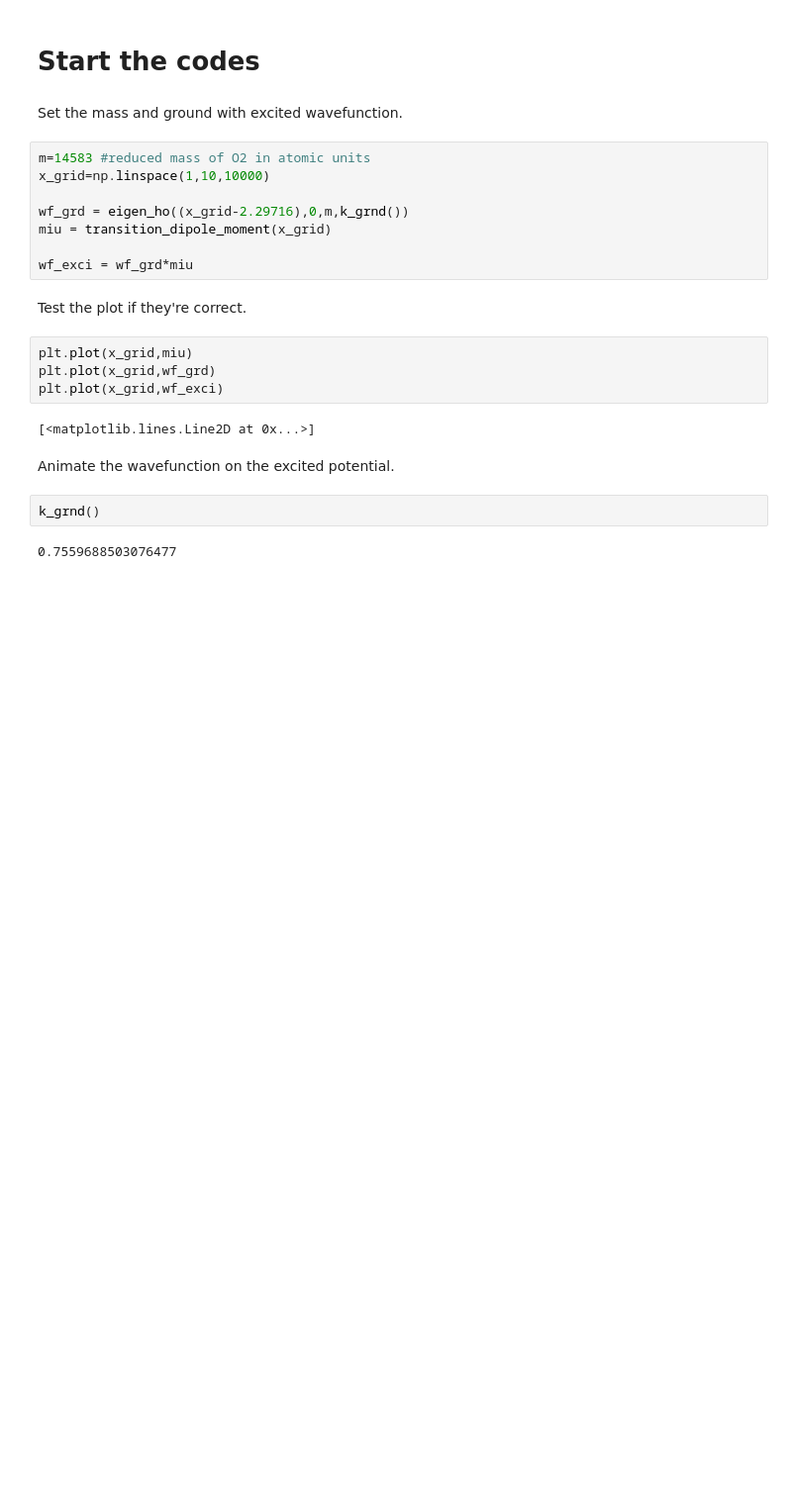
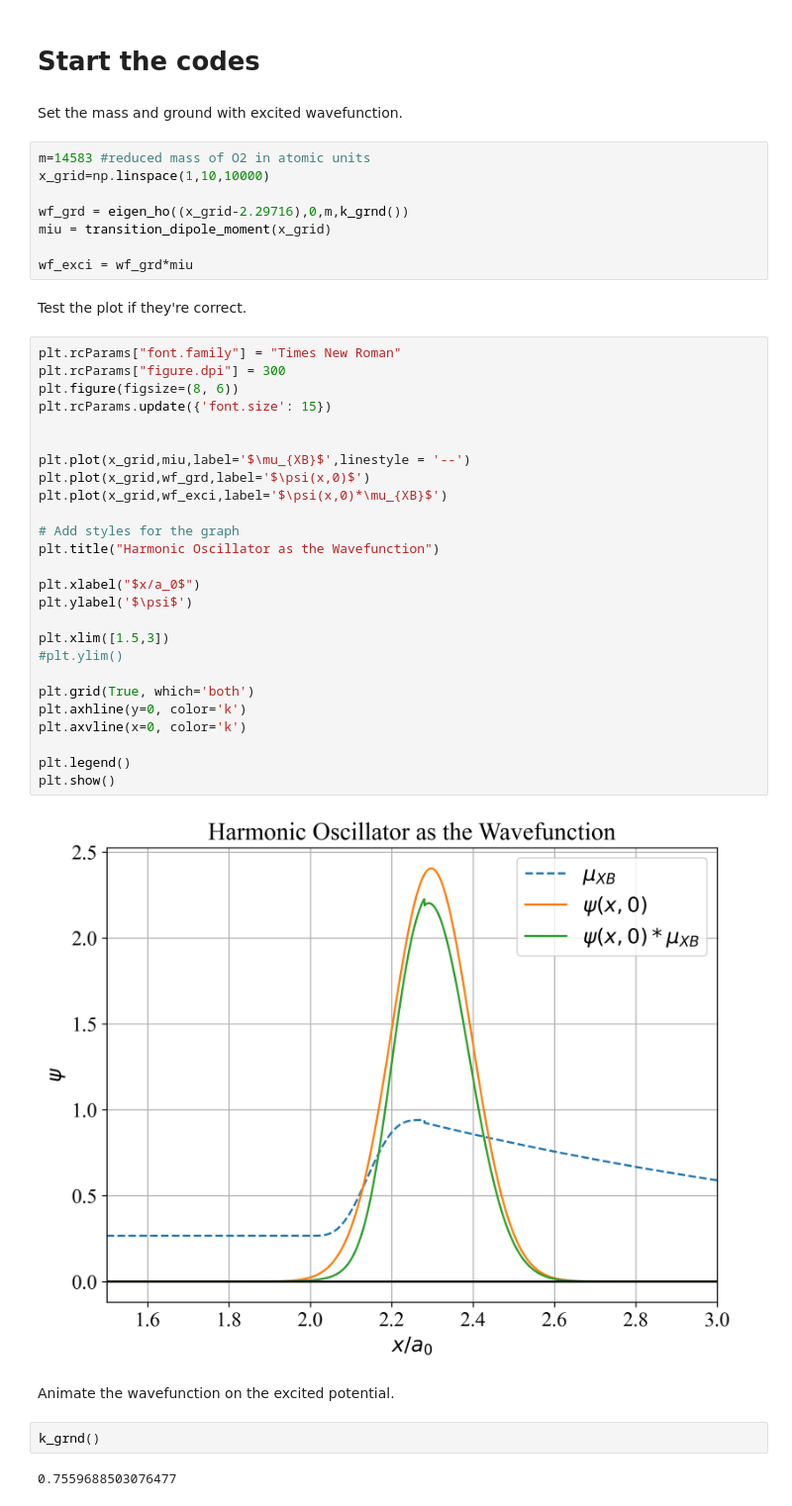
Before and after one commit to notmuchgeek/y3_Time-depQM_cw, a Jupyter notebook: cw/TDQMS_01_v2.ipynb, the cells around one changed output. Shown at 99% size. Drawn from its saved outputs; the diff is of its cells as text; blank space fills up the shorter version.

Commit message:
updates on parts one
Finalise all images

```diff
--- a/cw/TDQMS_01_v2.ipynb
+++ b/cw/TDQMS_01_v2.ipynb
@@ -80,11 +88,33 @@ wf_exci = wf_grd*miu
 # %% [markdown]
 Test the plot if they're correct.
 # %%
-plt.plot(x_grid,miu)
-plt.plot(x_grid,wf_grd)
-plt.plot(x_grid,wf_exci)
+plt.rcParams["font.family"] = "Times New Roman"
+plt.rcParams["figure.dpi"] = 300
+plt.figure(figsize=(8, 6))
+plt.rcParams.update({'font.size': 15})
+
+
+plt.plot(x_grid,miu,label='$\mu_{XB}$',linestyle = '--')
+plt.plot(x_grid,wf_grd,label='$\psi(x,0)$')
+plt.plot(x_grid,wf_exci,label='$\psi(x,0)*\mu_{XB}$')
+
+# Add styles for the graph
+plt.title("Harmonic Oscillator as the Wavefunction")
+
+plt.xlabel("$x/a_0$")
+plt.ylabel('$\psi$')
+
+plt.xlim([1.5,3])
+#plt.ylim()
+
+plt.grid(True, which='both')
+plt.axhline(y=0, color='k')
+plt.axvline(x=0, color='k')
+
+plt.legend()
+plt.show()
 # %% [output]
-[<matplotlib.lines.Line2D at 0x...>]
+[figure, added]
 # %% [markdown]
 Animate the wavefunction on the excited potential.
 # %%
```
Also changed, not shown: parts of 51 cells of this notebook, 53 other files.
